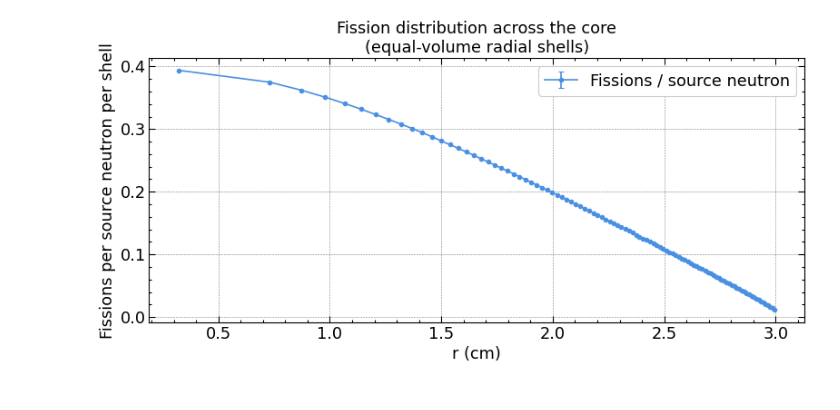
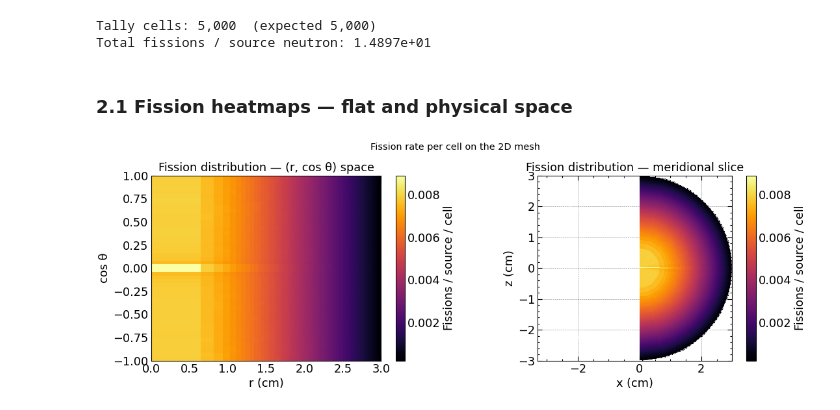
Before and after one commit to itaybnv/openmc-initiation-project, a Jupyter notebook: project/analysis/notebooks/rossi_meshing_analysis.ipynb, the cells around one changed output. Cells and saved outputs as stored; diff of their text form; code cells hidden in the pictures.

```diff
--- a/project/analysis/notebooks/rossi_meshing_analysis.ipynb
+++ b/project/analysis/notebooks/rossi_meshing_analysis.ipynb
@@ -184,17 +170,50 @@ Total fissions / source neutron: 1.4864e+01 ± nan
 # %%
-fig, ax = plt.subplots(figsize=(10, 5), dpi=80)
-ax.errorbar(
-    r_mid, mean, yerr=std_dev,
-    fmt="o-", color="#4A90E2", ecolor="#4A90E2",
-    capsize=3, lw=1.5, ms=4,
-    label="Fissions / source neutron"
-)
-ax.set_xlabel("r (cm)")
-ax.set_ylabel("Fissions per source neutron per shell")
-ax.set_title("Fission distribution across the core\n(equal-volume radial shells)")
-ax.legend()
-plt.tight_layout()
-plt.savefig(FIGURES_DIR / "fission_per_shell.png", dpi=300, bbox_inches="tight")
-plt.show()
+sp = openmc.StatePoint(str(RESULTS_DIR / "statepoint.1.h5"))
+tally = sp.get_tally(name="fission_radial")
+mean = tally.mean.flatten()
+
+# Reshape to 2D: [i_theta, i_r]
+fission_2d = mean.reshape(N_THETA, N_RADIAL)
+
+print(f"Tally cells: {len(mean):,}  (expected {N_RADIAL * N_THETA:,})")
+print(f"Total fissions / source neutron: {mean.sum():.4e}")
 # %% [output]
-[figure, removed]
+Tally cells: 5,000  (expected 5,000)
+Total fissions / source neutron: 1.4897e+01
+# %% [markdown]
+### 2.1 Fission heatmaps — flat and physical space
+# %%
+fig, axes = plt.subplots(1, 2, figsize=(14, 5), dpi=80)
+
+# Left: flat (r, cos θ) pcolormesh
+im0 = axes[0].pcolormesh(
+    r_edges, cos_theta_edges, fission_2d,
+    cmap="inferno", shading="flat",
+)
+plt.colorbar(im0, ax=axes[0], label="Fissions / source / cell")
+axes[0].set_xlabel("r (cm)")
+axes[0].set_ylabel("cos θ")
+axes[0].set_title("Fission distribution — (r, cos θ) space")
+
+# Right: meridional slice
+im1 = axes[1].pcolormesh(
+    X_phys, Z_phys, fission_2d,
+    cmap="inferno", shading="flat",
+)
+plt.colorbar(im1, ax=axes[1], label="Fissions / source / cell")
+axes[1].plot(
+    CORE_RADIUS * np.cos(np.linspace(0, 2 * np.pi, 300)),
+    CORE_RADIUS * np.sin(np.linspace(0, 2 * np.pi, 300)),
+    "w--", lw=1.0,
+)
+axes[1].set_aspect("equal")
+axes[1].set_xlabel("x (cm)")
+axes[1].set_ylabel("z (cm)")
+axes[1].set_title("Fission distribution — meridional slice")
+
+plt.suptitle("Fission rate per cell on the 2D mesh", fontsize=13)
+plt.tight_layout()
+plt.savefig(FIGURES_DIR / "fission_2d.png", dpi=300, bbox_inches="tight")
+plt.show()
+# %% [output]
+[figure, added]
```
Also changed, not shown: parts of 20 cells of this notebook.
